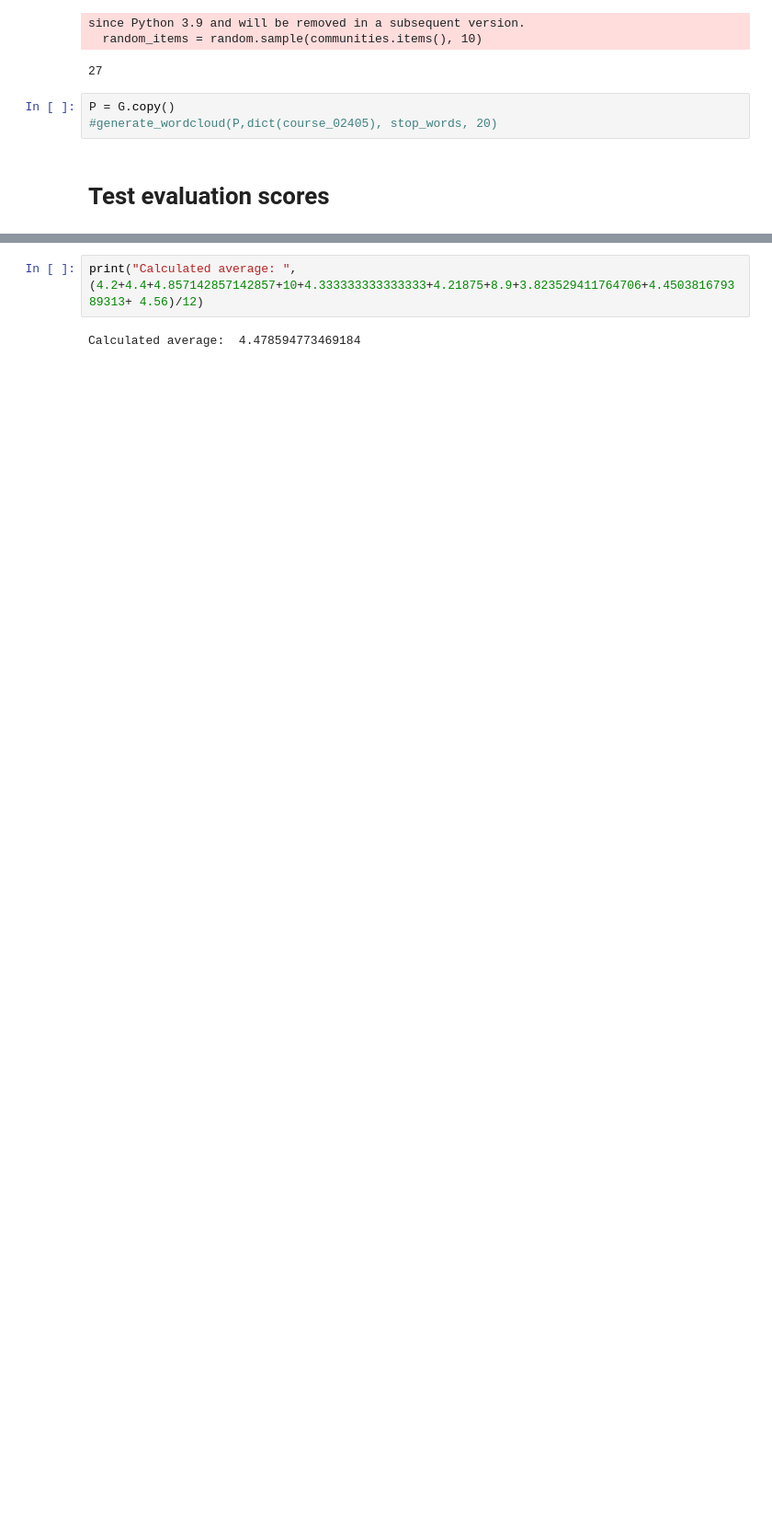
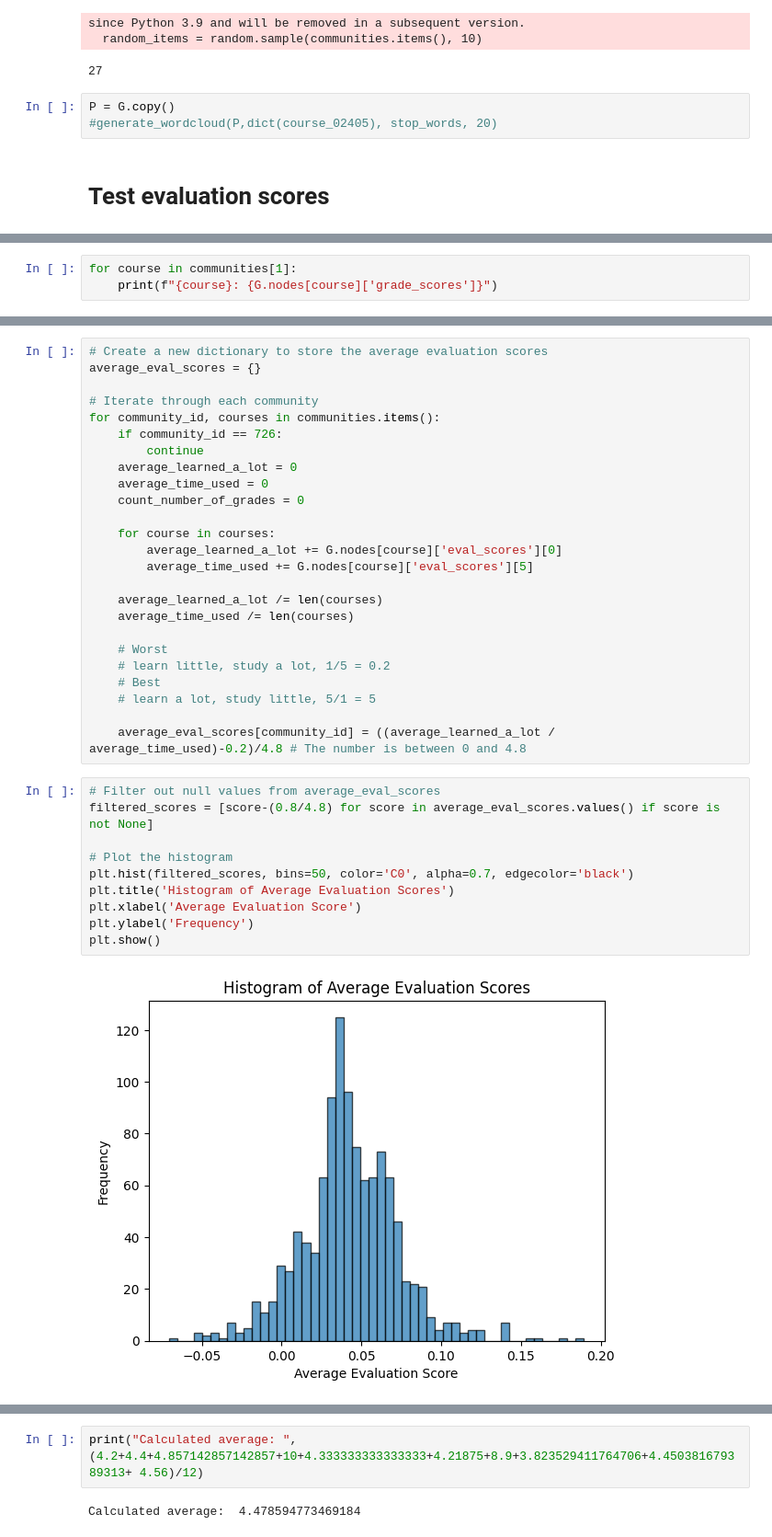
Before and after one commit to ThereseStein/CourseAnalyzer, a Jupyter notebook: test_evaluation_func.ipynb, the cells around one changed output, grey strips where cells are left out. Shown at 92% size. Cells and saved outputs as stored; diff of their text form; blank space fills up the shorter version.

Commit message:
Fairness score

```diff
--- a/test_evaluation_func.ipynb
+++ b/test_evaluation_func.ipynb
@@ -396,0 +379,3 @@ communities[0]
+# %%
+for course in communities[1]:
+    print(f"{course}: {G.nodes[course]['grade_scores']}")
@@ -397 +389,38 @@ communities[0]
+# %%
+# Create a new dictionary to store the average evaluation scores
+average_eval_scores = {}
+
+# Iterate through each community
+for community_id, courses in communities.items():
+    if community_id == 726:
+        continue
+    average_learned_a_lot = 0
+    average_time_used = 0
+    count_number_of_grades = 0
+
+    for course in courses:
+        average_learned_a_lot += G.nodes[course]['eval_scores'][0]
+        average_time_used += G.nodes[course]['eval_scores'][5]
+
+    average_learned_a_lot /= len(courses)
+    average_time_used /= len(courses)
+
+    # Worst
+    # learn little, study a lot, 1/5 = 0.2
+    # Best
+    # learn a lot, study little, 5/1 = 5
+
+    average_eval_scores[community_id] = ((average_learned_a_lot / average_time_used)-0.2)/4.8 # The number is between 0 and 4.8
+# %%
+# Filter out null values from average_eval_scores
+filtered_scores = [score-(0.8/4.8) for score in average_eval_scores.values() if score is not None]
+
+# Plot the histogram
+plt.hist(filtered_scores, bins=50, color='C0', alpha=0.7, edgecolor='black')
+plt.title('Histogram of Average Evaluation Scores')
+plt.xlabel('Average Evaluation Score')
+plt.ylabel('Frequency')
+plt.show()
+# %% [output]
+[figure, added]
 # %%
```
Also changed, not shown: parts of 6 cells of this notebook.
